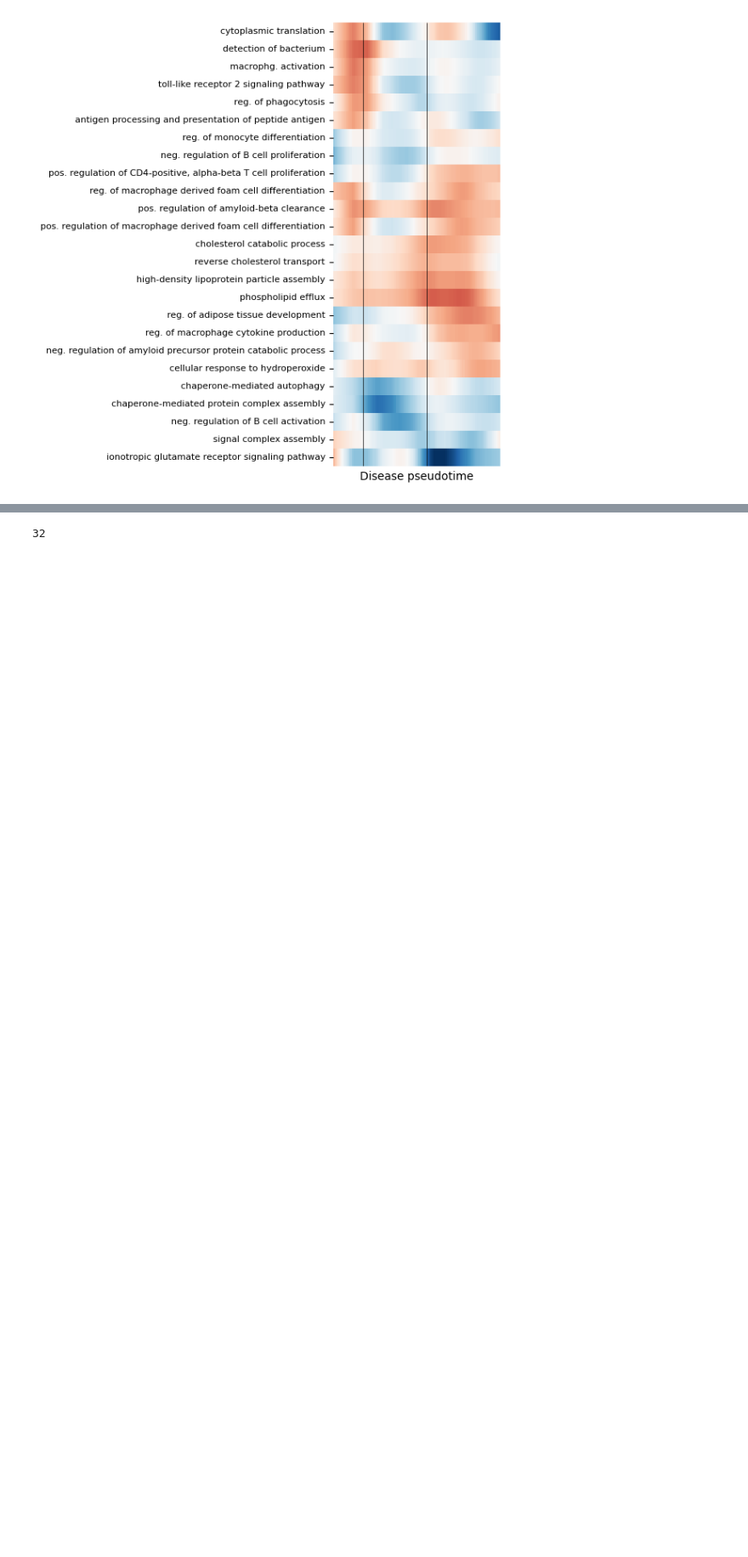
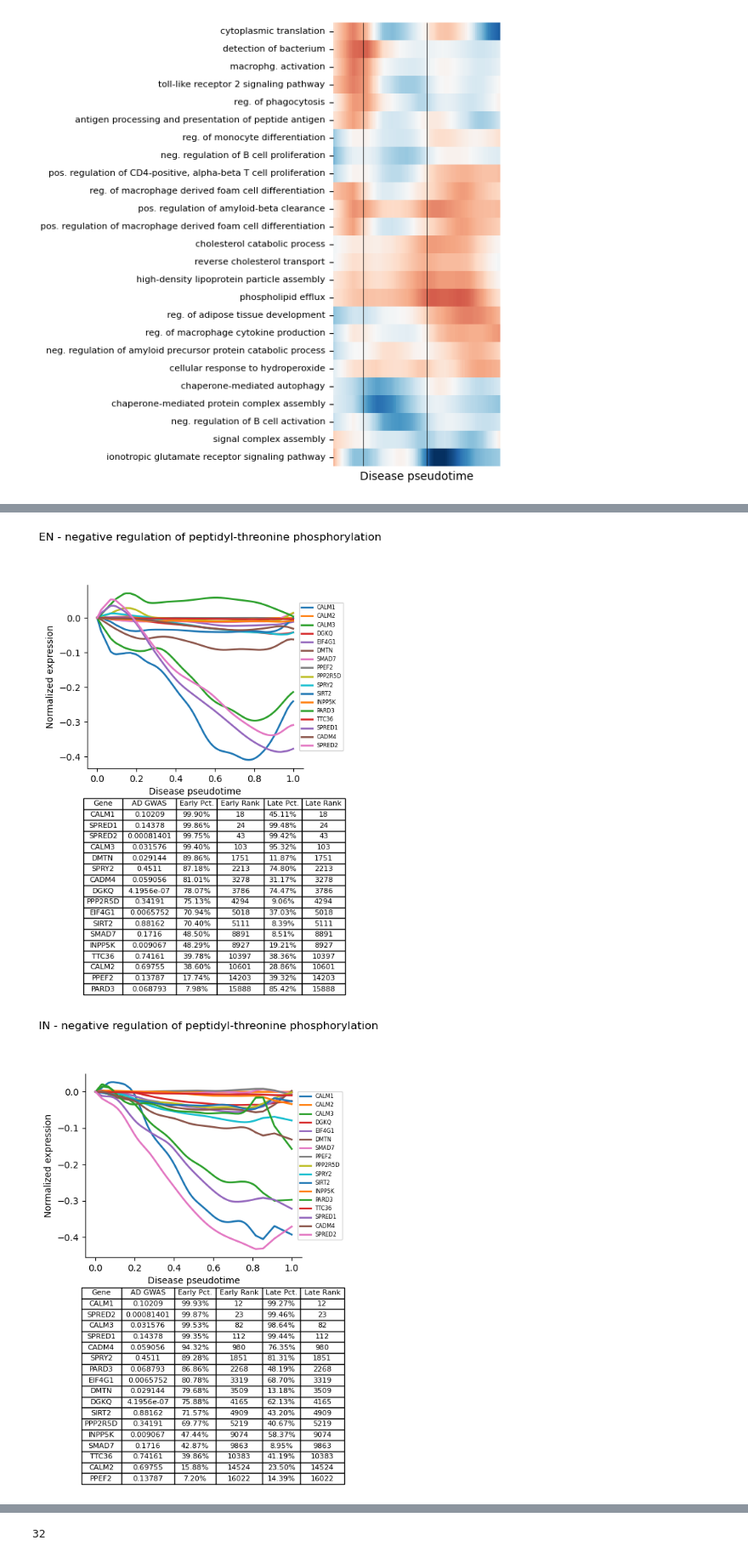
Before and after one commit to DiseaseNeuroGenomics/PsychADxD, a Jupyter notebook: 7_trajectory/generate_figures.ipynb, the cells around one changed output, grey strips where cells are left out. Shown at 85% size. Saved outputs shown, nothing was run; the diff lists cells and outputs as text; code cells hidden in the pictures; blank space fills up the shorter version.

```diff
--- a/7_trajectory/generate_figures.ipynb
+++ b/7_trajectory/generate_figures.ipynb
@@ -288,0 +339,10 @@ early_late_transition
+# %%
+# Load list of genes for each GO BP pathway
+fn = "processed_data/pathway_data/go_bp_pathways.json"
+with open(fn, 'r') as file:
+    go_bp_gene_sets = json.load(file)
+
+# Load AD Bellenguez GWAS p-values for all genes
+fn = "processed_data/gwas_data/gene_pvals_ad_bellenguez.csv"
+df = pd.read_csv(fn)
+gene_ad_pvals = {g: p for g, p in zip(df.gene.values, df.pval.values)}
@@ -288,0 +360,29 @@ early_late_transition
+# %%
+# Supplementary Figure 21
+
+f, ax = plt.subplots(2, 1, figsize = (5, 8))
+cell_name = "EN"
+path_name = "GO0010801: negative regulation of peptidyl-threonine phosphorylation"
+genes_in_path = genes_in_path = go_bp_gene_sets[path_name]
+ct.plot_genes_in_pathway(cell_name, genes_in_path, ax[0])
+ax[0].set_xlabel("Disease pseudotime")
+ax[0].set_ylabel("Normalized expression")
+ct.display_genes_in_pathway_ranks(cell_name, genes_in_path, ax[1], gwas_pvals=gene_ad_pvals, increase=False)
+
+plt.suptitle("EN - negative regulation of peptidyl-threonine phosphorylation")
+plt.show()
+
+f, ax = plt.subplots(2, 1, figsize = (5, 8))
+cell_name = "IN"
+path_name = "GO0010801: negative regulation of peptidyl-threonine phosphorylation"
+genes_in_path = genes_in_path = go_bp_gene_sets[path_name]
+ct.plot_genes_in_pathway(cell_name, genes_in_path, ax[0])
+ax[0].set_xlabel("Disease pseudotime")
+ax[0].set_ylabel("Normalized expression")
+ct.display_genes_in_pathway_ranks(cell_name, genes_in_path, ax[1], gwas_pvals=gene_ad_pvals, increase=False)
+
+plt.suptitle("IN - negative regulation of peptidyl-threonine phosphorylation")
+plt.show()
+# %% [output]
+[figure, added]
+[figure, added]
```
Also changed, not shown: parts of 10 cells of this notebook, 1 other file.
